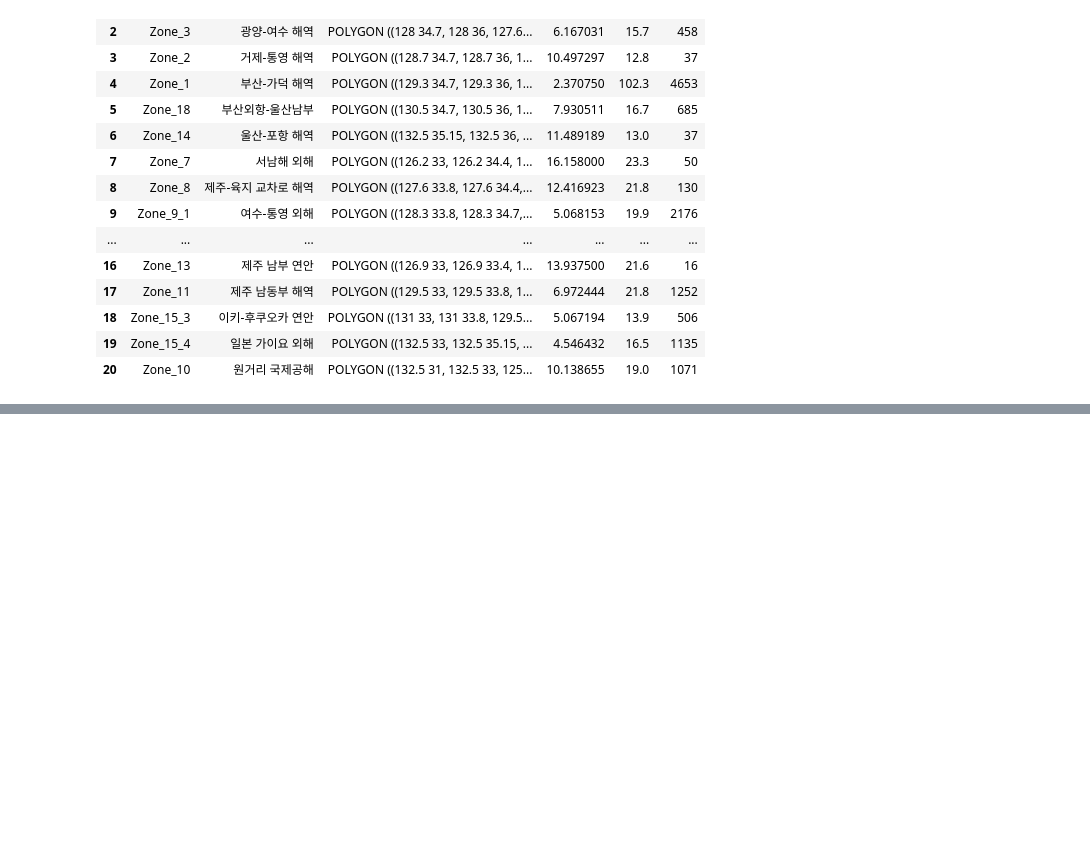
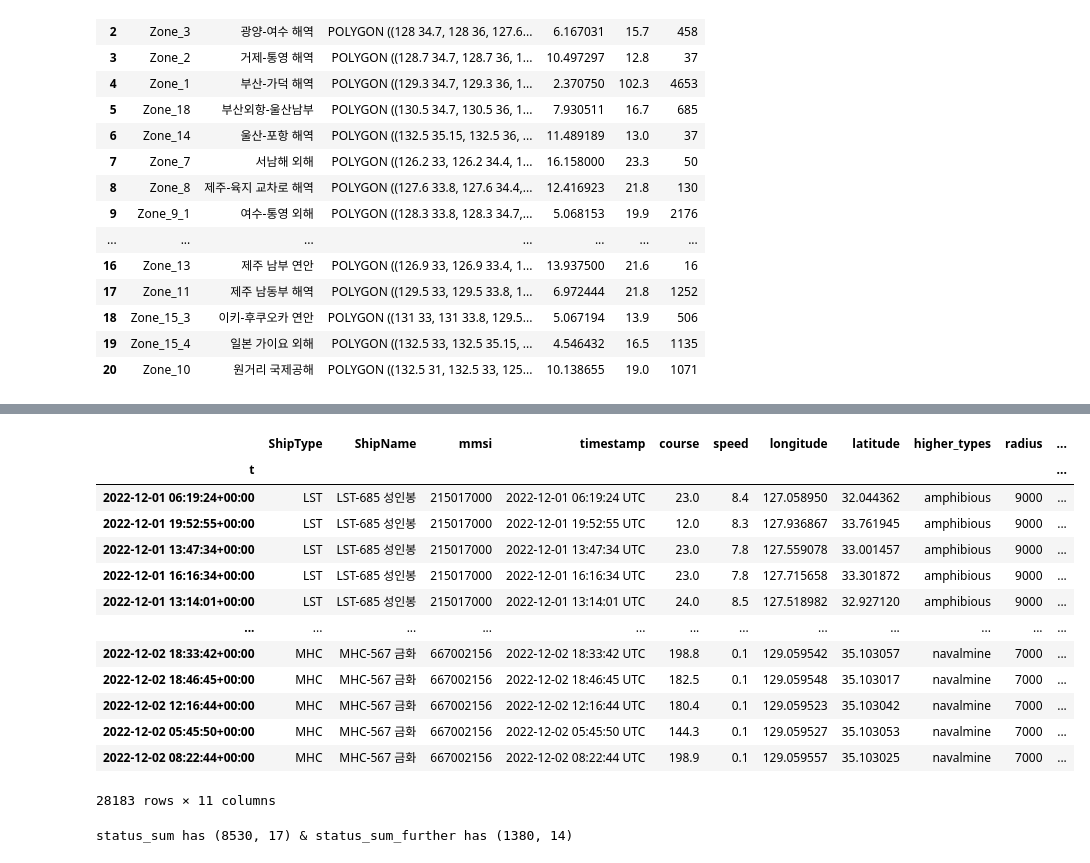
Before and after one commit to EagerBeaverLee/Vision_AI_RnD_team, a Jupyter notebook: projects/notebook/AIS_analysis_분류.ipynb, the cells around one changed output, grey strips where cells are left out. Cells and saved outputs as stored; diff of their text form; code cells hidden in the pictures; blank space fills up the shorter version.

Commit message:
1.AIS data final prompt template and func 2.ares files 3.kepler files

```diff
--- a/projects/notebook/AIS_analysis_분류.ipynb
+++ b/projects/notebook/AIS_analysis_분류.ipynb
@@ -975,0 +1021,23 @@ plot_state.sizing_mode = 'stretch_both' # 레이아웃 최적화
+# %%
+ais
+# %% [output]
+|  | ShipType | ShipName | mmsi | timestamp | course | speed | longitude | latitude | higher_types | radius | ... |
+| t |  |  |  |  |  |  |  |  |  |  | ... |
+| 2022-12-01 06:19:24+00:00 | LST | LST-685 성인봉 | 215017000 | 2022-12-01 06:19:24 UTC | 23.0 | 8.4 | 127.058950 | 32.044362 | amphibious | 9000 | ... |
+| 2022-12-01 19:52:55+00:00 | LST | LST-685 성인봉 | 215017000 | 2022-12-01 19:52:55 UTC | 12.0 | 8.3 | 127.936867 | 33.761945 | amphibious | 9000 | ... |
+| 2022-12-01 13:47:34+00:00 | LST | LST-685 성인봉 | 215017000 | 2022-12-01 13:47:34 UTC | 23.0 | 7.8 | 127.559078 | 33.001457 | amphibious | 9000 | ... |
+| 2022-12-01 16:16:34+00:00 | LST | LST-685 성인봉 | 215017000 | 2022-12-01 16:16:34 UTC | 23.0 | 7.8 | 127.715658 | 33.301872 | amphibious | 9000 | ... |
+| 2022-12-01 13:14:01+00:00 | LST | LST-685 성인봉 | 215017000 | 2022-12-01 13:14:01 UTC | 24.0 | 8.5 | 127.518982 | 32.927120 | amphibious | 9000 | ... |
+| ... | ... | ... | ... | ... | ... | ... | ... | ... | ... | ... | ... |
+| 2022-12-02 18:33:42+00:00 | MHC | MHC-567 금화 | 667002156 | 2022-12-02 18:33:42 UTC | 198.8 | 0.1 | 129.059542 | 35.103057 | navalmine | 7000 | ... |
+| 2022-12-02 18:46:45+00:00 | MHC | MHC-567 금화 | 667002156 | 2022-12-02 18:46:45 UTC | 182.5 | 0.1 | 129.059548 | 35.103017 | navalmine | 7000 | ... |
+| 2022-12-02 12:16:44+00:00 | MHC | MHC-567 금화 | 667002156 | 2022-12-02 12:16:44 UTC | 180.4 | 0.1 | 129.059523 | 35.103042 | navalmine | 7000 | ... |
+| 2022-12-02 05:45:50+00:00 | MHC | MHC-567 금화 | 667002156 | 2022-12-02 05:45:50 UTC | 144.3 | 0.1 | 129.059527 | 35.103053 | navalmine | 7000 | ... |
+| 2022-12-02 08:22:44+00:00 | MHC | MHC-567 금화 | 667002156 | 2022-12-02 08:22:44 UTC | 198.9 | 0.1 | 129.059557 | 35.103025 | navalmine | 7000 | ... |
+28183 rows × 11 columns
+# %%
+status_sum = compress_ship_data_py(ais)
+status_sum_further = compress_ship_data_py_further(status_sum)
+print(f"status_sum has {status_sum.shape} & status_sum_further has {status_sum_further.shape}")
+# %% [output]
+status_sum has (8530, 17) & status_sum_further has (1380, 14)
```
Also changed, not shown: parts of 18 cells of this notebook, 10 other files.
